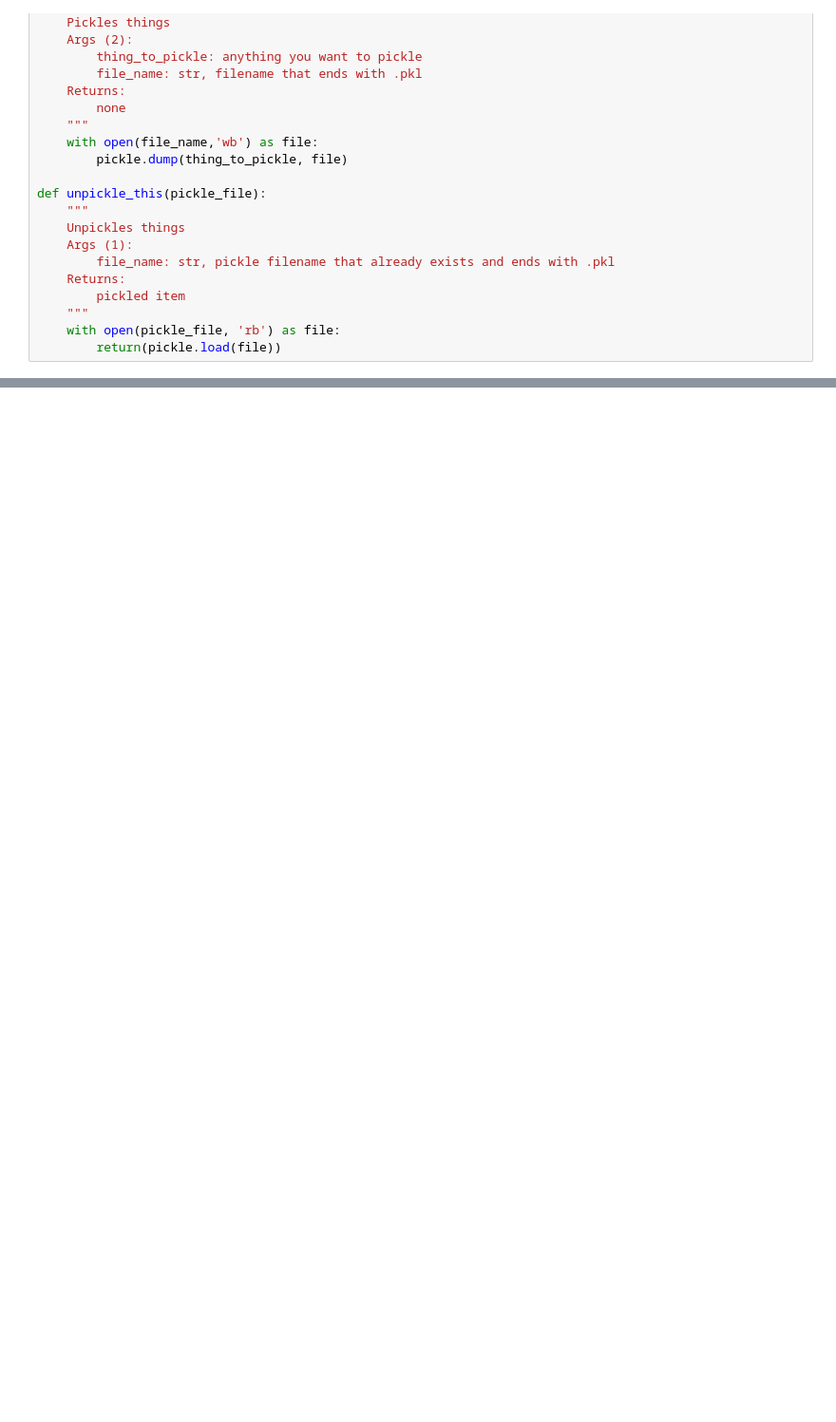
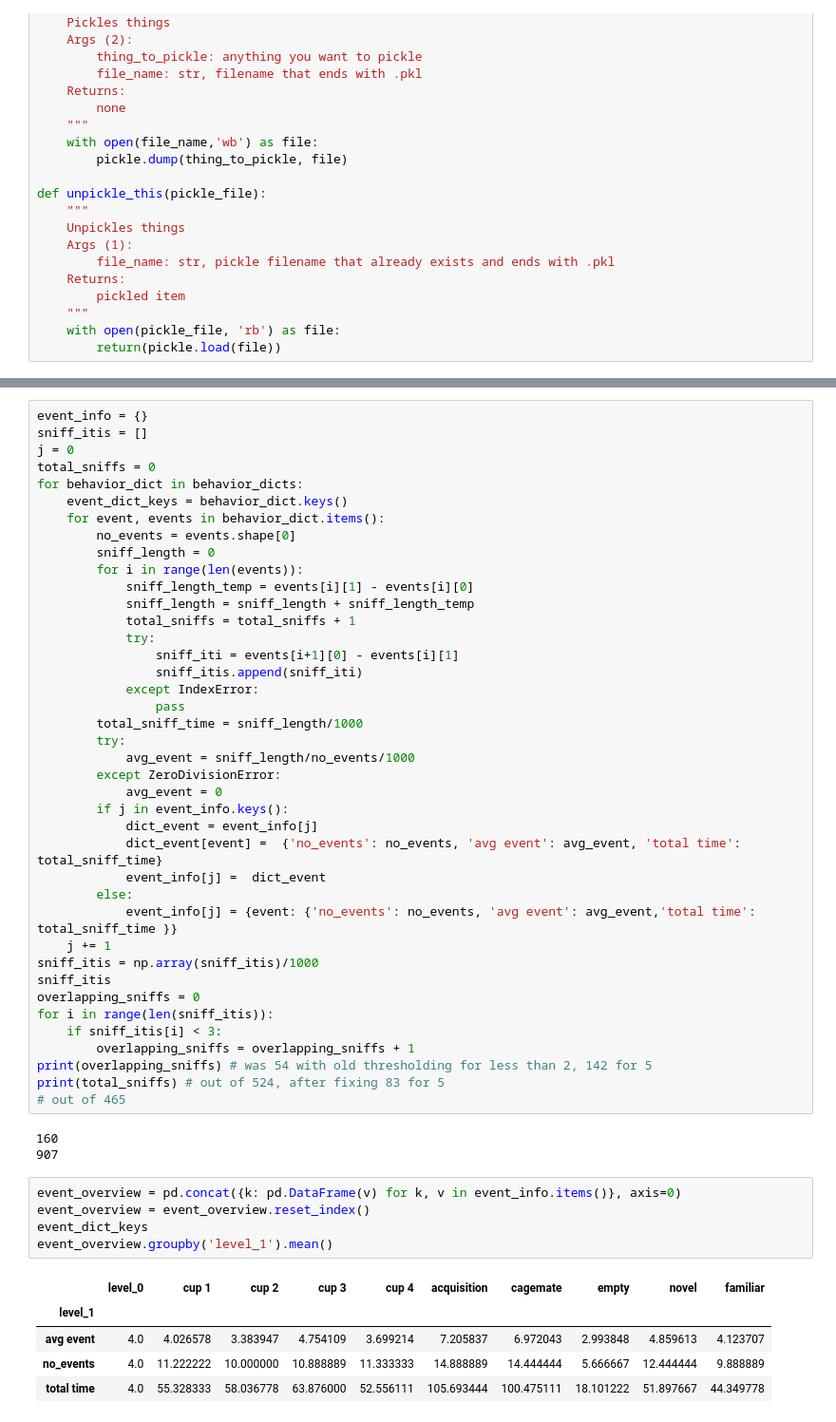
Before and after one commit to tomHep10/diff_fam_social_memory_ephys, a Jupyter notebook: phase3_behavior.ipynb, the cells around one changed output, grey strips where cells are left out. Shown at 95% size. Saved outputs shown, nothing was run; the diff lists cells and outputs as text; blank space fills up the shorter version.

```diff
--- a/phase3_behavior.ipynb
+++ b/phase3_behavior.ipynb
@@ -40,0 +39,54 @@ NameError: name 'unpickle_this' is not defined
+# %%
+event_info = {}
+sniff_itis = []
+j = 0
+total_sniffs = 0
+for behavior_dict in behavior_dicts:
+    event_dict_keys = behavior_dict.keys()
+    for event, events in behavior_dict.items():
+        no_events = events.shape[0]
+        sniff_length = 0
+        for i in range(len(events)):
+            sniff_length_temp = events[i][1] - events[i][0]
+            sniff_length = sniff_length + sniff_length_temp
+            total_sniffs = total_sniffs + 1
+            try:
+                sniff_iti = events[i+1][0] - events[i][1]
+                sniff_itis.append(sniff_iti)
+            except IndexError:
+                pass
+        total_sniff_time = sniff_length/1000
+        try:
+            avg_event = sniff_length/no_events/1000
+        except ZeroDivisionError:
+            avg_event = 0
+        if j in event_info.keys():
+            dict_event = event_info[j]
+            dict_event[event] =  {'no_events': no_events, 'avg event': avg_event, 'total time': total_sniff_time}
+            event_info[j] =  dict_event
+        else:
+            event_info[j] = {event: {'no_events': no_events, 'avg event': avg_event,'total time': total_sniff_time }}
+    j += 1
+sniff_itis = np.array(sniff_itis)/1000
+sniff_itis
+overlapping_sniffs = 0
+for i in range(len(sniff_itis)):
+    if sniff_itis[i] < 3:
+        overlapping_sniffs = overlapping_sniffs + 1
+print(overlapping_sniffs) # was 54 with old thresholding for less than 2, 142 for 5
+print(total_sniffs) # out of 524, after fixing 83 for 5
+# out of 465
+# %% [output]
+160
+907
+# %%
+event_overview = pd.concat({k: pd.DataFrame(v) for k, v in event_info.items()}, axis=0)
+event_overview = event_overview.reset_index()
+event_dict_keys
+event_overview.groupby('level_1').mean()
+# %% [output]
+|  | level_0 | cup 1 | cup 2 | cup 3 | cup 4 | acquisition | cagemate | empty | novel | familiar |
+| level_1 |  |  |  |  |  |  |  |  |  |  |
+| avg event | 4.0 | 4.026578 | 3.383947 | 4.754109 | 3.699214 | 7.205837 | 6.972043 | 2.993848 | 4.859613 | 4.123707 |
+| no_events | 4.0 | 11.222222 | 10.000000 | 10.888889 | 11.333333 | 14.888889 | 14.444444 | 5.666667 | 12.444444 | 9.888889 |
+| total time | 4.0 | 55.328333 | 58.036778 | 63.876000 | 52.556111 | 105.693444 | 100.475111 | 18.101222 | 51.897667 | 44.349778 |
```
Also changed, not shown: parts of 5 cells of this notebook, 4 other files.
